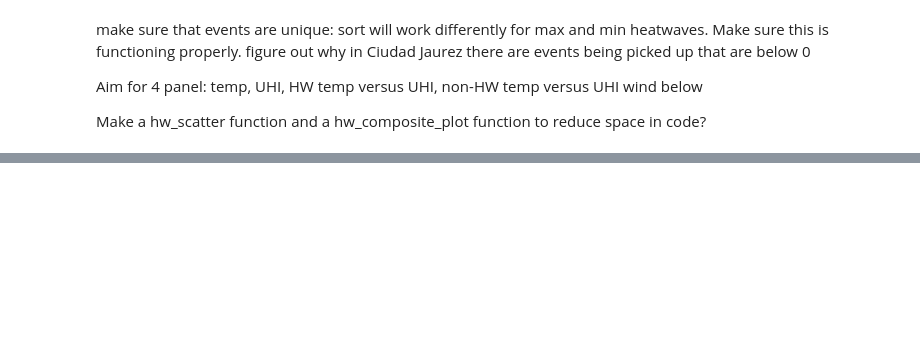
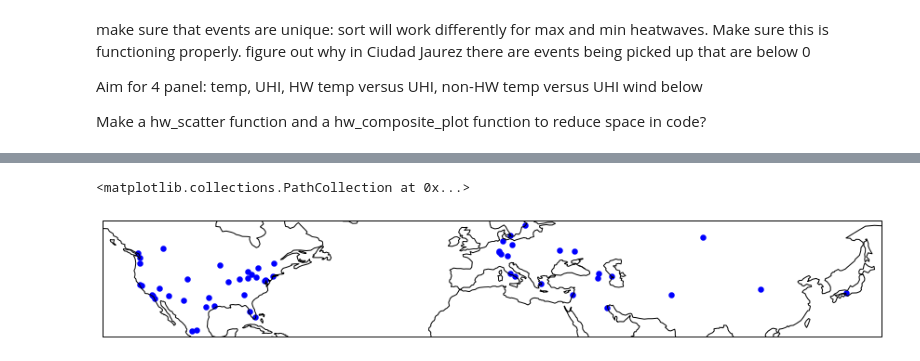
Before and after one commit to gottscott/heat, a Jupyter notebook: HeatwavesAndUHI.ipynb, the cells around one changed output, grey strips where cells are left out. Drawn from its saved outputs; the diff is of its cells as text; code cells hidden in the pictures; blank space fills up the shorter version.

```diff
--- a/HeatwavesAndUHI.ipynb
+++ b/HeatwavesAndUHI.ipynb
@@ -409,0 +534,15 @@ wind.shape
+# %%
+import cartopy.crs as ccrs
+import matplotlib.pyplot as plt
+
+plt.figure(figsize=[15,15])
+ax = plt.axes(projection=ccrs.PlateCarree())
+ax.coastlines()
+
+plt.scatter(paired_df['Urban Lon'], paired_df['Urban Lat'],
+         color='blue', linewidth=2, marker='o',
+         transform=ccrs.Geodetic(),
+         )
+# %% [output]
+<matplotlib.collections.PathCollection at 0x...>
+[figure, added]
```
Also changed, not shown: parts of 13 cells of this notebook.
